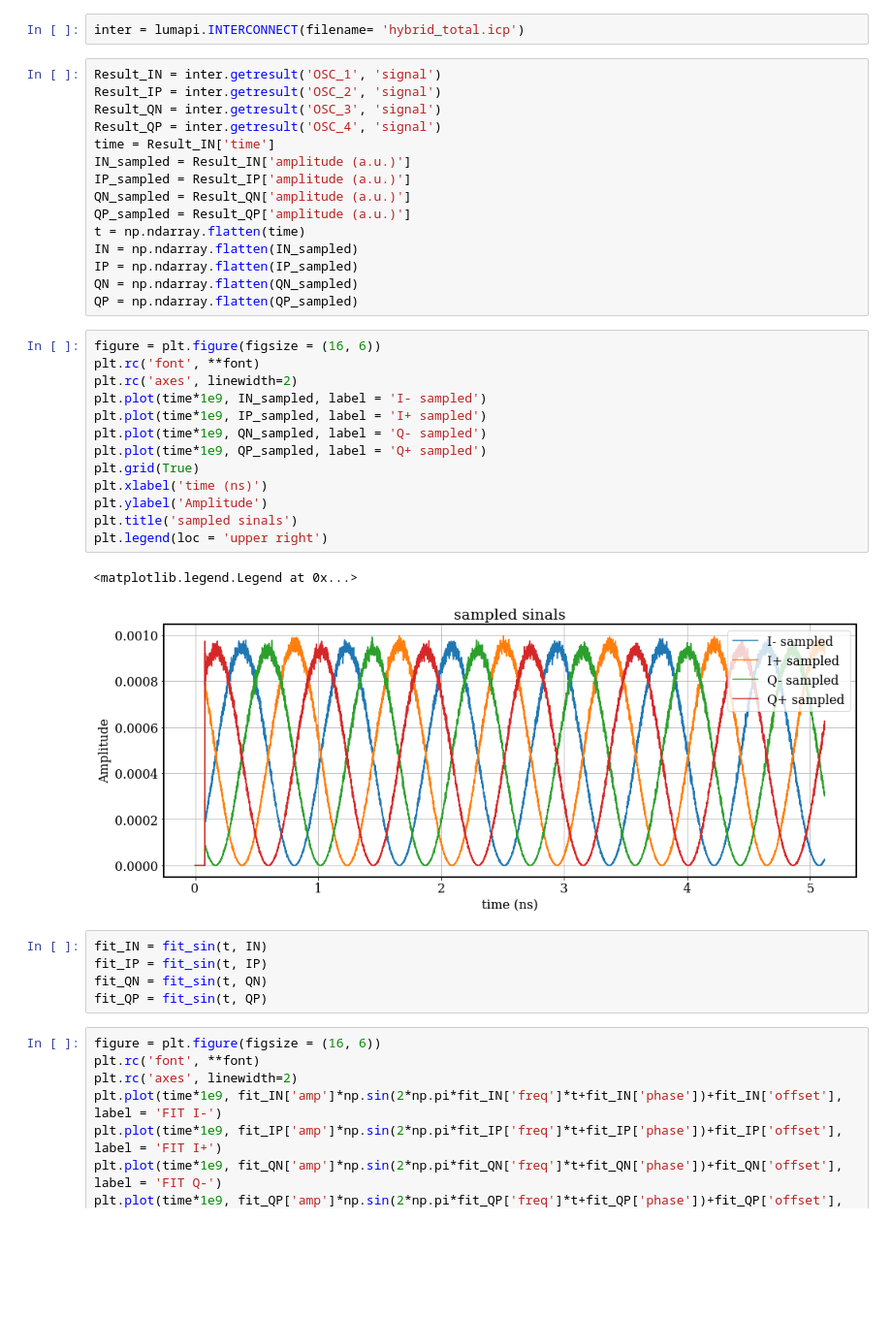
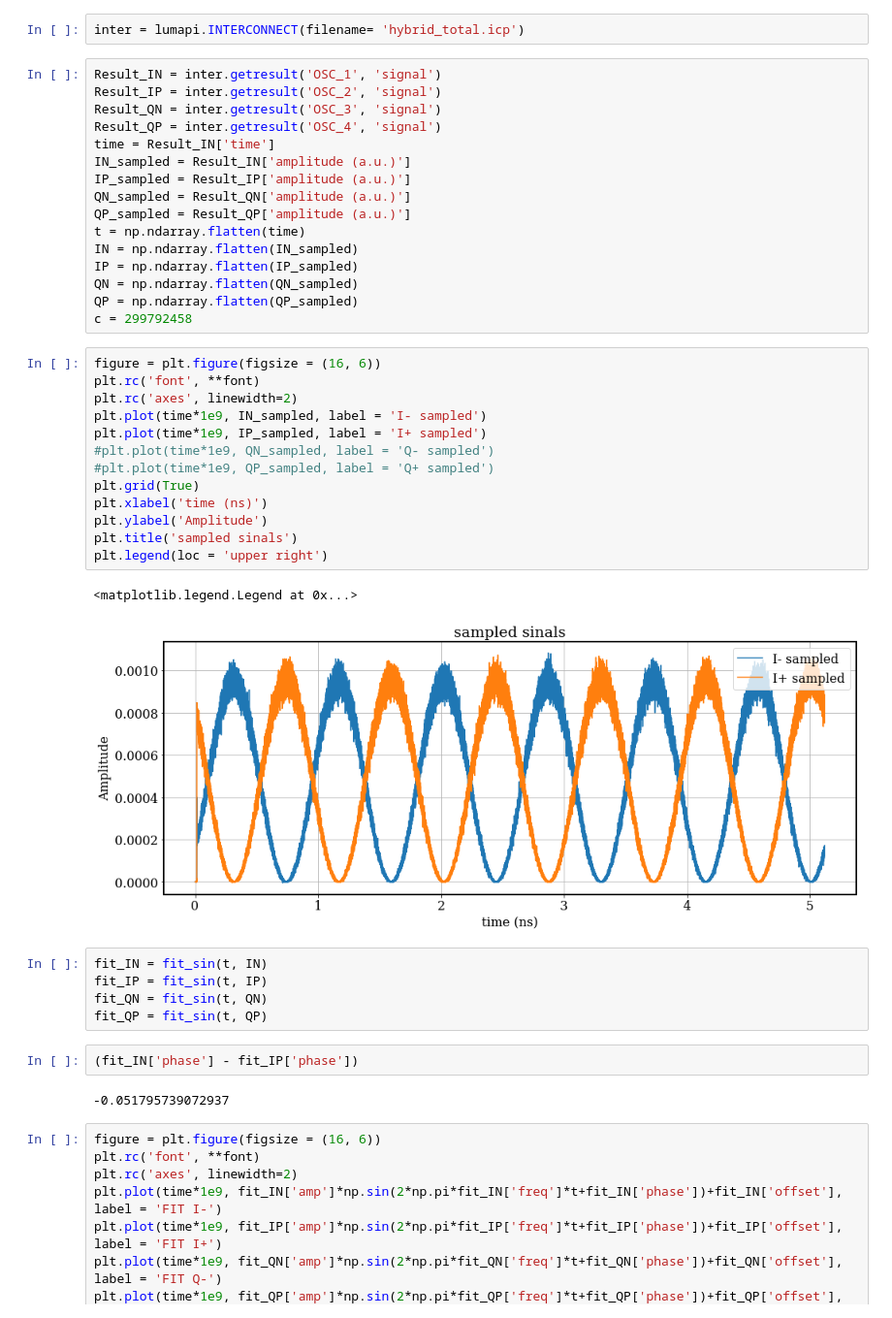
Before and after one commit to moisesoliveira08/Hybrid, a Jupyter notebook: documentatin/90_Hybrid_Interconnect.ipynb, the cells around one changed output. Shown at 97% size. Saved outputs shown, nothing was run; the diff lists cells and outputs as text; blank space fills up the shorter version.

```diff
--- a/documentatin/90_Hybrid_Interconnect.ipynb
+++ b/documentatin/90_Hybrid_Interconnect.ipynb
@@ -68,27 +68,32 @@ IN = np.ndarray.flatten(IN_sampled)
 IP = np.ndarray.flatten(IP_sampled)
 QN = np.ndarray.flatten(QN_sampled)
 QP = np.ndarray.flatten(QP_sampled)
+c = 299792458
 # %%
 figure = plt.figure(figsize = (16, 6))
 plt.rc('font', **font)
 plt.rc('axes', linewidth=2)
 plt.plot(time*1e9, IN_sampled, label = 'I- sampled')
 plt.plot(time*1e9, IP_sampled, label = 'I+ sampled')
-plt.plot(time*1e9, QN_sampled, label = 'Q- sampled')
-plt.plot(time*1e9, QP_sampled, label = 'Q+ sampled')
+#plt.plot(time*1e9, QN_sampled, label = 'Q- sampled')
+#plt.plot(time*1e9, QP_sampled, label = 'Q+ sampled')
 plt.grid(True)
 plt.xlabel('time (ns)')
 plt.ylabel('Amplitude')
 plt.title('sampled sinals')
 plt.legend(loc = 'upper right')
 # %% [output]
 <matplotlib.legend.Legend at 0x...>
-[figure, old version]
+[figure, new version]
 # %%
 fit_IN = fit_sin(t, IN)
 fit_IP = fit_sin(t, IP)
 fit_QN = fit_sin(t, QN)
 fit_QP = fit_sin(t, QP)
+# %%
+(fit_IN['phase'] - fit_IP['phase'])
+# %% [output]
+-0.051795739072937
 # %%
 figure = plt.figure(figsize = (16, 6))
 plt.rc('font', **font)
```
Also changed, not shown: parts of 3 cells of this notebook, 4 other files.
